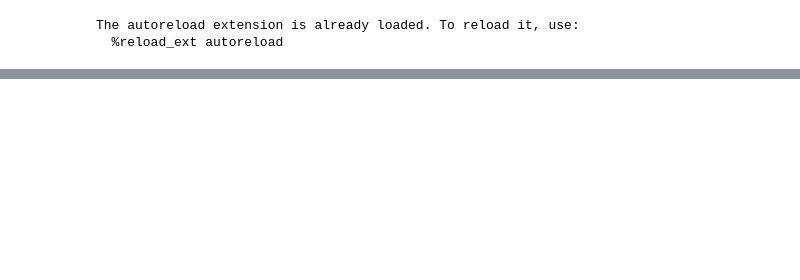
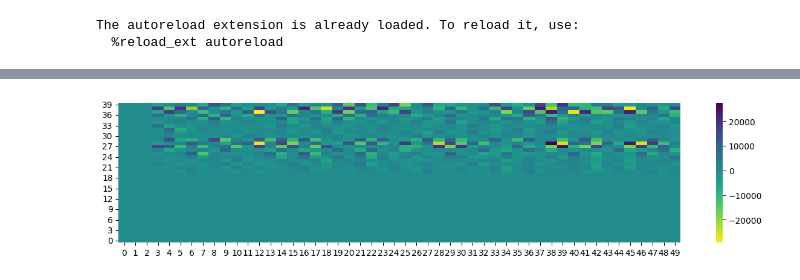
Before and after one commit to noahpy/crypto_trading, a Jupyter notebook: data_loader.ipynb, the cells around one changed output, grey strips where cells are left out. Cells and saved outputs as stored; diff of their text form; code cells hidden in the pictures; blank space fills up the shorter version.

```diff
--- a/data_loader.ipynb
+++ b/data_loader.ipynb
@@ -41,0 +58,4 @@ a
+# %%
+visualize_feature(np.array(a[:50]))
+# %% [output]
+[figure, added]
```
Also changed, not shown: parts of 6 cells of this notebook, 9 other files.
